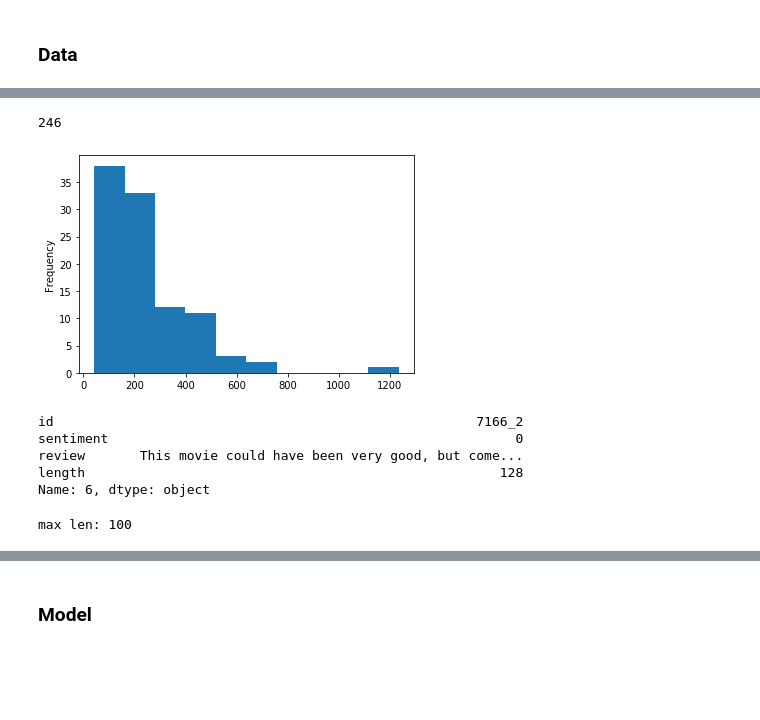
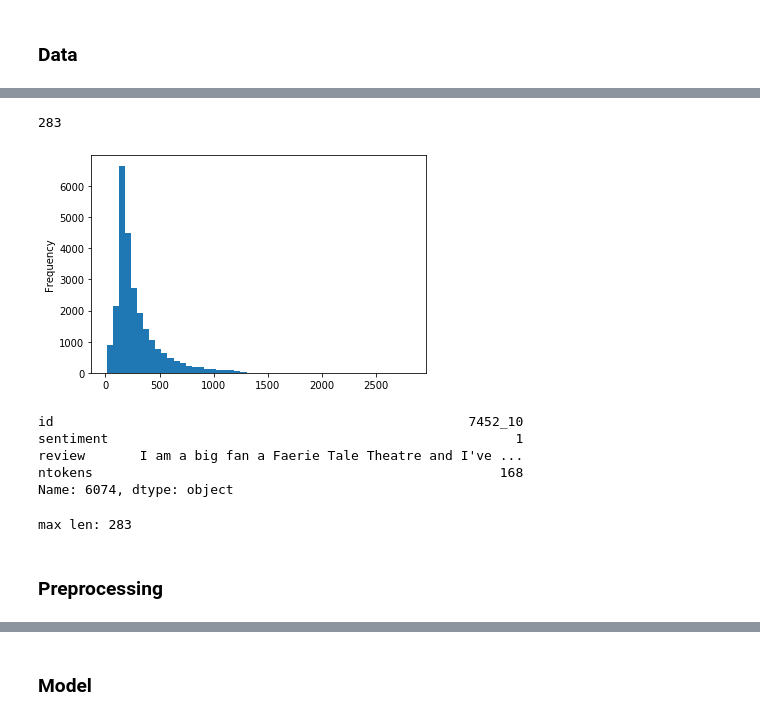
Before and after one commit to danylokos/kg-reviews, a Jupyter notebook: kg-reviews.ipynb, the cells around one changed output, grey strips where cells are left out. Drawn from its saved outputs; the diff is of its cells as text; code cells hidden in the pictures; blank space fills up the shorter version.

```diff
--- a/kg-reviews.ipynb
+++ b/kg-reviews.ipynb
@@ -47,19 +13,7 @@ array([ 0.68224 , -0.31608 , -0.95201 ,  0.47108 ,  0.56571 ,  0.13151 ,
-# %%
-# tokenizer = TweetTokenizer(strip_handles=True, reduce_len=True)
-
-def split_sentence(sentence):
-#     preproc = pt.tokenize(sentence)
-#     return tokenizer.tokenize(preproc)
-    return nltk.word_tokenize(sentence)
-
-def sentence_len(sentence):
-#     preproc = pt.tokenize(sentence)
-    return len(split_sentence(sentence))
 # %% [markdown]
 ### Data
 # %%
 data = pd.read_csv('kg-data/labeledTrainData.tsv', sep='\t')
 # data = shuffle(data)
-data = data[:100]
 data.shape
 # %% [output]
@@ -67,4 +21,4 @@ data.shape
 # %%
-review_len = pd.Series([len(split_sentence(x)) for x in data['review']], name='length')
-data['length'] = review_len
+review_len = pd.Series([len(split_sentence(x)) for x in data['review']], name='ntokens')
+data['ntokens'] = review_len
 # %%
@@ -77,30 +41,31 @@ data.head()
 | 3 | 3630_4 | 0 | It must be assumed that those who... | 461 |
 | 4 | 9495_8 | 1 | Superbly trashy and wondrously un... | 423 |
 # %%
-ax = data['length'].plot.hist()
-int(data['length'].mean())
+ax = data['ntokens'].plot.hist(bins=50)
+int(data['ntokens'].mean())
 # %% [output]
-246
+283
-[figure, old version]
+[figure, new version]
 # %%
 idx = np.random.randint(len(data))
 data.iloc[idx]
 # %% [output]
-id                                                      7166_2
-sentiment                                                    0
-review       This movie could have been very good, but come...
-length                                                     128
-Name: 6, dtype: object
+id                                                     7452_10
+sentiment                                                    1
+review       I am a big fan a Faerie Tale Theatre and I've ...
+ntokens                                                    168
+Name: 6074, dtype: object
 # %%
 X = data['review'].values
 Y = data['sentiment'].values
 # %%
 X_train, X_test, Y_train, Y_test = train_test_split(X, Y, test_size=0.1, shuffle=False)
-# %%
-max_len = 100
-# max_len = int(np.ceil(np.mean(np.vectorize(lambda x: len(split_sentence(x)))(X_train))))
-# max_len = len(split_sentence(max(X_train, key=sentence_len)))
-
-print("max len: " + str(max_len))
-# %% [output]
-max len: 100
+# %%
+# max_len = 150
+max_len = int(data['ntokens'].mean())
+
+print("max len: " + str(max_len))
+# %% [output]
+max len: 283
+# %% [markdown]
+### Preprocessing
```
Also changed, not shown: parts of 32 cells of this notebook, 1 other file.
